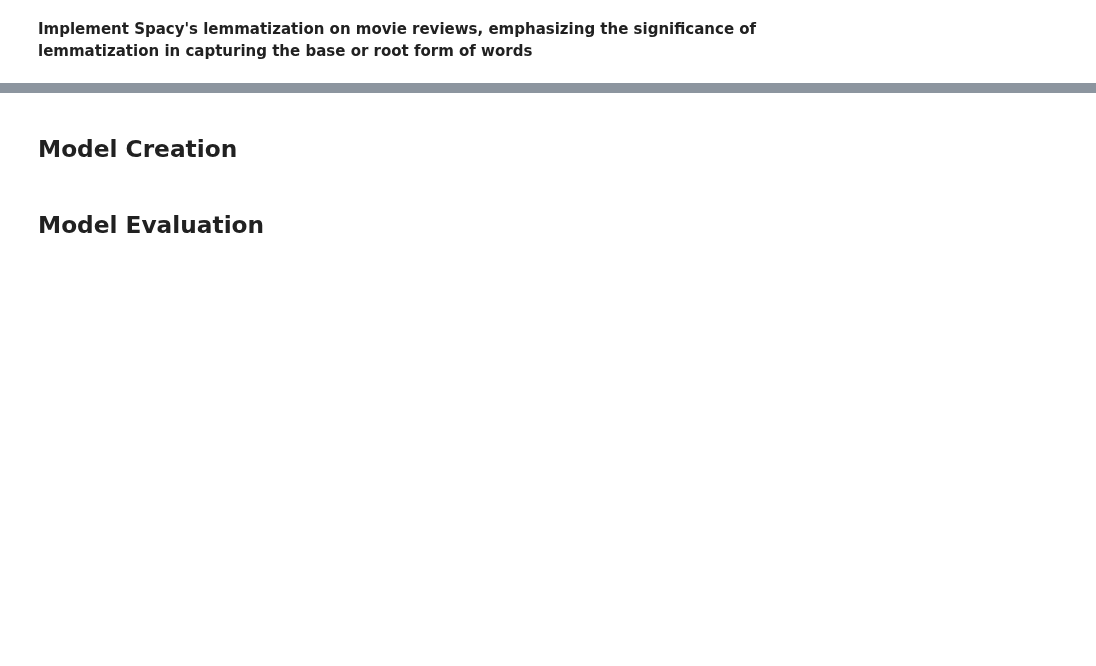
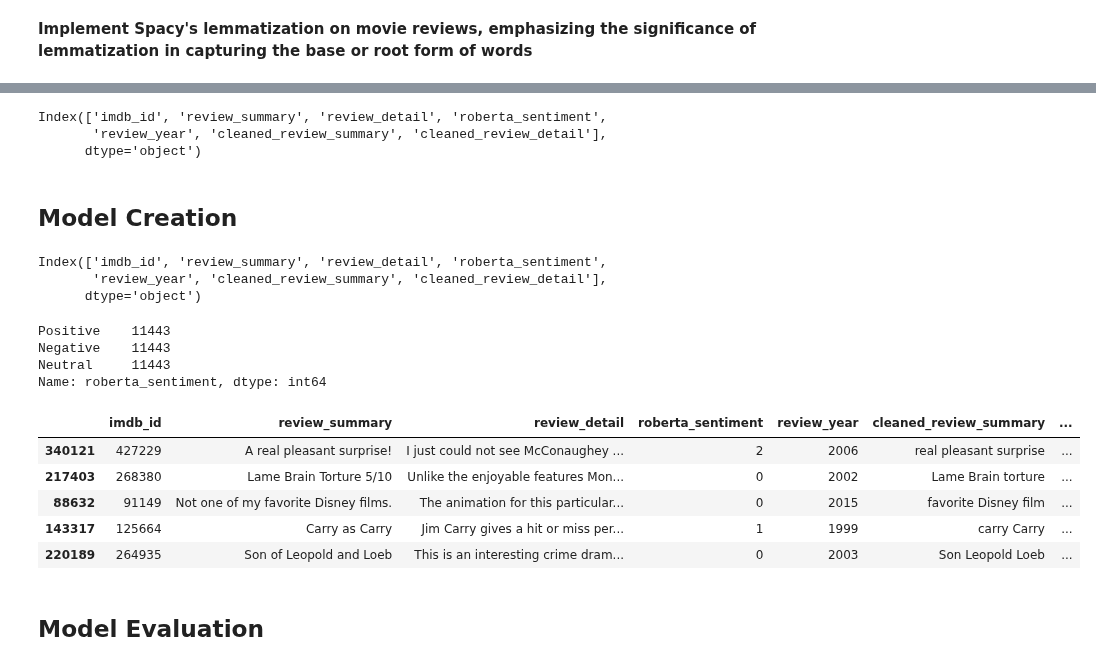
Before and after one commit to abccastro/Movie-Sentiment-Analysis, a Jupyter notebook: Movie Sentiment Analysis.ipynb, the cells around one changed output, grey strips where cells are left out. Drawn from its saved outputs; the diff is of its cells as text; code cells hidden in the pictures; blank space fills up the shorter version.

```diff
--- a/Movie Sentiment Analysis.ipynb
+++ b/Movie Sentiment Analysis.ipynb
@@ -603,2 +550,49 @@ movie_reviews_df.to_csv("lemma.csv")
+# %%
+movie_reviews_df.head(3)
+
+movie_reviews_df.columns
+# %% [output]
+Index(['imdb_id', 'review_summary', 'review_detail', 'roberta_sentiment',
+       'review_year', 'cleaned_review_summary', 'cleaned_review_detail'],
+      dtype='object')
 # %% [markdown]
 ## Model Creation
+# %%
+movie_reviews_df.columns
+# %% [output]
+Index(['imdb_id', 'review_summary', 'review_detail', 'roberta_sentiment',
+       'review_year', 'cleaned_review_summary', 'cleaned_review_detail'],
+      dtype='object')
+# %%
+# Stratified sampling to create a balanced sample
+
+import pandas as pd
+
+label_counts = movie_reviews_df['roberta_sentiment'].value_counts()
+
+min_count = label_counts.min()
+
+movie_reviews_df = pd.concat([movie_reviews_df[movie_reviews_df['roberta_sentiment'] == label].sample(min_count, random_state= 42) for label in label_counts.index])
+
+movie_reviews_df = movie_reviews_df.sample(frac=1, random_state=42)
+# %%
+movie_reviews_df['roberta_sentiment'].value_counts()
+# %% [output]
+Positive    11443
+Negative    11443
+Neutral     11443
+Name: roberta_sentiment, dtype: int64
+# %%
+# Label Encoding
+from sklearn.preprocessing import LabelEncoder
+
+encoder = LabelEncoder()
+movie_reviews_df['roberta_sentiment'] = encoder.fit_transform(movie_reviews_df['roberta_sentiment'])
+movie_reviews_df.head(5)
+# %% [output]
+|  | imdb_id | review_summary | review_detail | roberta_sentiment | review_year | cleaned_review_summary | ... |
+| 340121 | 427229 | A real pleasant surprise! | I just could not see McConaughey ... | 2 | 2006 | real pleasant surprise | ... |
+| 217403 | 268380 | Lame Brain Torture 5/10 | Unlike the enjoyable features Mon... | 0 | 2002 | Lame Brain torture | ... |
+| 88632 | 91149 | Not one of my favorite Disney films. | The animation for this particular... | 0 | 2015 | favorite Disney film | ... |
+| 143317 | 125664 | Carry as Carry | Jim Carry gives a hit or miss per... | 1 | 1999 | carry Carry | ... |
+| 220189 | 264935 | Son of Leopold and Loeb | This is an interesting crime dram... | 0 | 2003 | Son Leopold Loeb | ... |
```
Also changed, not shown: parts of 34 cells of this notebook.
